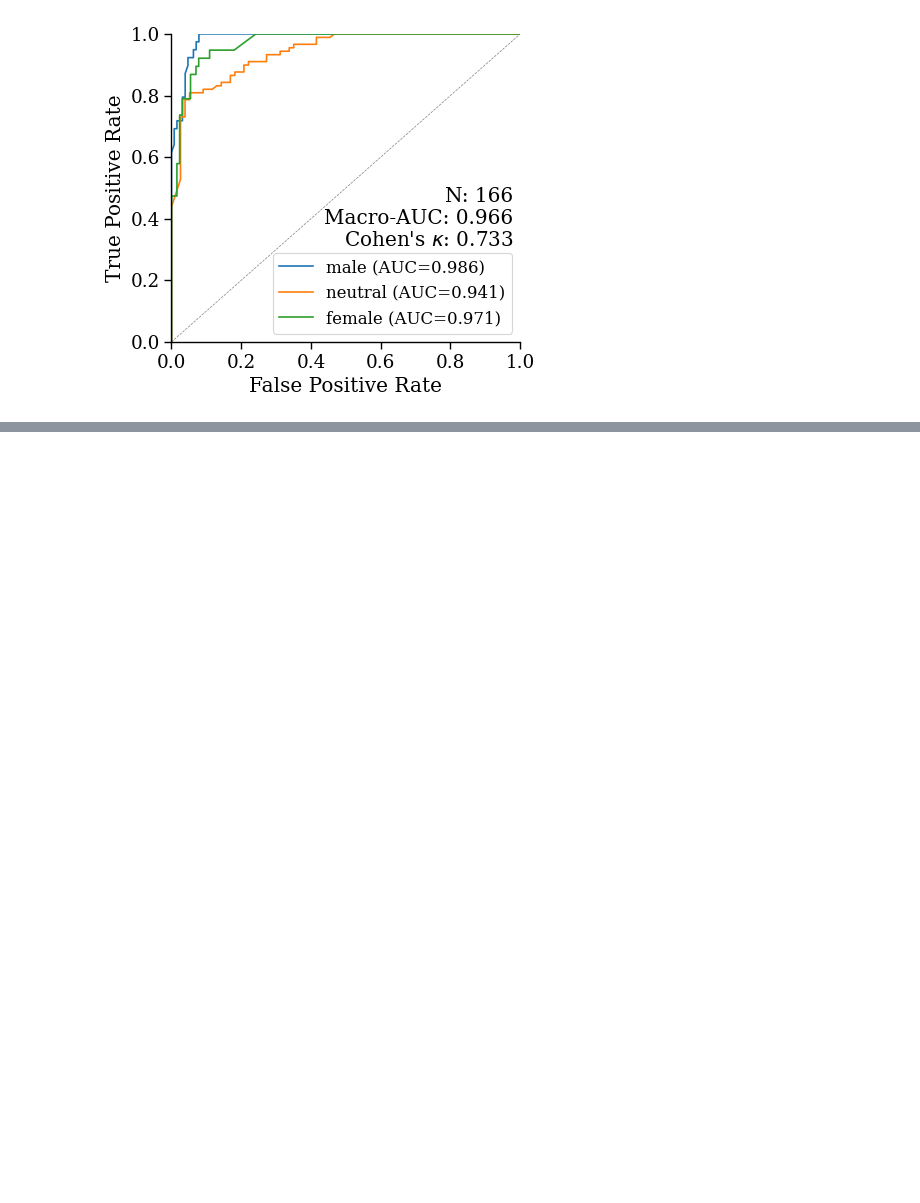
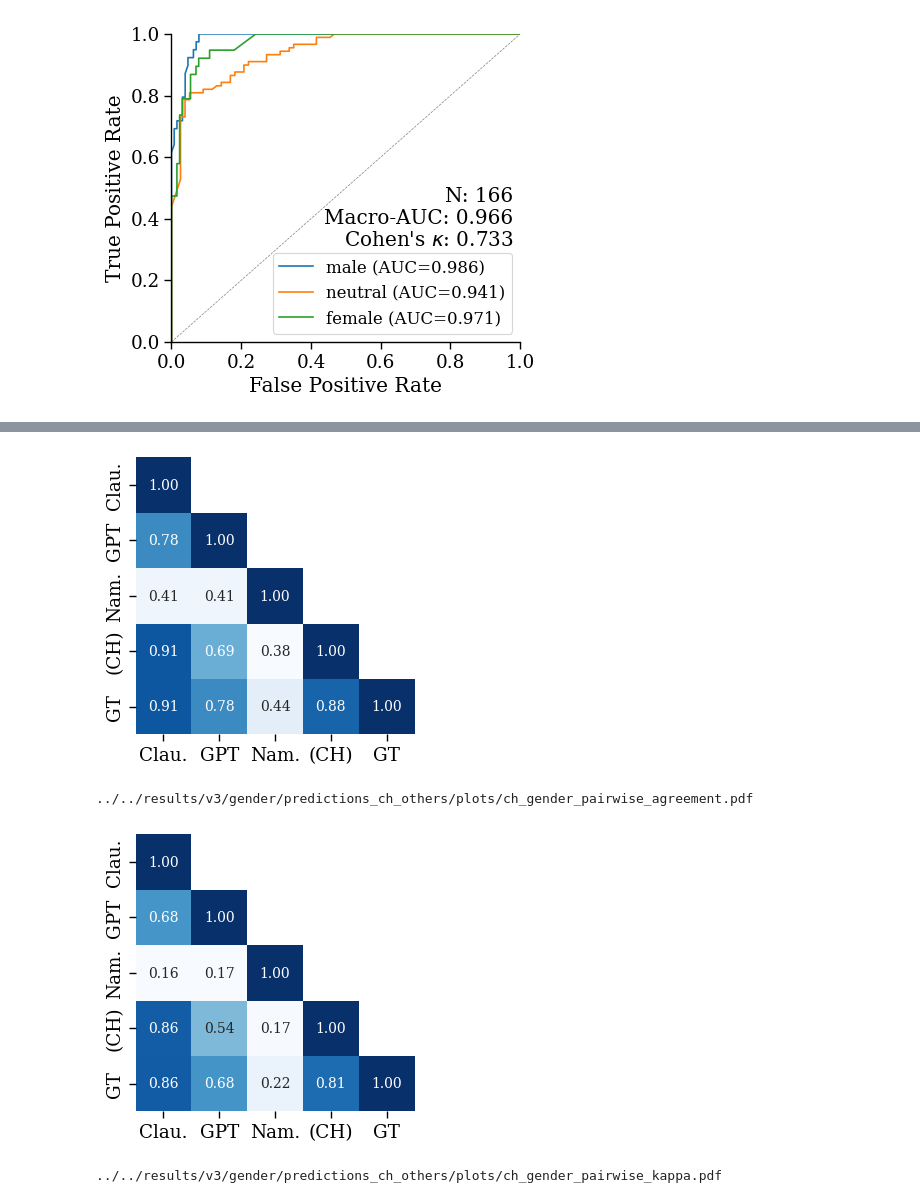
Before and after one commit to CSHVienna/chinese-names-gender, a Jupyter notebook: code/notebooks/3_predictions_classification_ch.ipynb, the cells around one changed output, grey strips where cells are left out. Saved outputs shown, nothing was run; the diff lists cells and outputs as text; code cells hidden in the pictures; blank space fills up the shorter version.

```diff
--- a/code/notebooks/3_predictions_classification_ch.ipynb
+++ b/code/notebooks/3_predictions_classification_ch.ipynb
@@ -136,0 +195,12 @@ Run id: 3
+# %%
+fn = f'{CH_OTHERS_DIR}/aps_chinese_given_names.csv'
+ios.to_csv(df_class_pred_test['givenname'], fn)
+# %%
+df_aps_ch_claude = ios.load_csv(FN_CH_CLAUDE, index_col=0).set_index('givenname')
+df_aps_ch_gpt = ios.load_csv(FN_CH_GPT, index_col=0).set_index('givenname')
+df_aps_ch_namsor = ios.load_csv(FN_CH_NAMSOR, index_col=0).set_index('givenname')
+df_aps_ch_namsor.rename(columns={'likelyGender': 'ch_gender_namsor'}, inplace=True)
+# %%
+df_ch_genders = df_test[['givenname','gender_mean','gender_n','gender_w']].set_index('givenname').join(df_class_pred_test[['givenname','pred_label']].set_index('givenname'), how='inner')
+df_ch_genders = df_ch_genders.join(df_aps_ch_claude).join(df_aps_ch_gpt).join(df_aps_ch_namsor['ch_gender_namsor'])
+df_ch_genders.head(2)
@@ -136,0 +212,10 @@ Run id: 3
+# %%
+# 1) Pairwise agreement (accuracy) matrix — proportion of rows where methods agree:
+agreement_gt_ch = categorical.pairwise_agreement(df_ch_genders, METHOD_CH_ORDER)
+print("Pairwise agreement (accuracy) matrix — proportion of rows where methods agree:")
+display(agreement_gt_ch.round(2))
+
+# 2) Cohen's Kappa — agreement corrected for chance
+kappa_gt_ch = categorical.pairwise_kappa(df_ch_genders, METHOD_CH_ORDER)
+print("\nCohen's Kappa matrix (chance-corrected agreement):")
+display(kappa_gt_ch.round(2))
@@ -136,0 +237,20 @@ Run id: 3
+# %%
+for kind, arr in {'agreement':agreement_gt_ch,'kappa':kappa_gt_ch}.items():
+    arr = arr.to_numpy()
+    arr[categorical.np.triu_indices(arr.shape[0], k=1)] = categorical.np.nan
+    fn = f'{PLOT_DIR}/ch_gender_pairwise_{kind}.pdf'
+    vis.plot_confusion_matrix(arr, [METHOD_CH_LABELS_SHORT[m] for m in METHOD_CH_ORDER],
+                            title=None,
+                            xlabel=None,
+                            ylabel=None,
+                            cbar=False,
+                            annot_kws={'fontsize': 10},
+                            cmap='Blues', figsize=(3.6, 3.6),
+                            fn=fn,
+                            )
+    print(fn)
+# %% [output]
+[figure, added]
+../../results/v3/gender/predictions_ch_others/plots/ch_gender_pairwise_agreement.pdf
+[figure, added]
+../../results/v3/gender/predictions_ch_others/plots/ch_gender_pairwise_kappa.pdf
```
Also changed, not shown: parts of 12 cells of this notebook, 32 other files.
